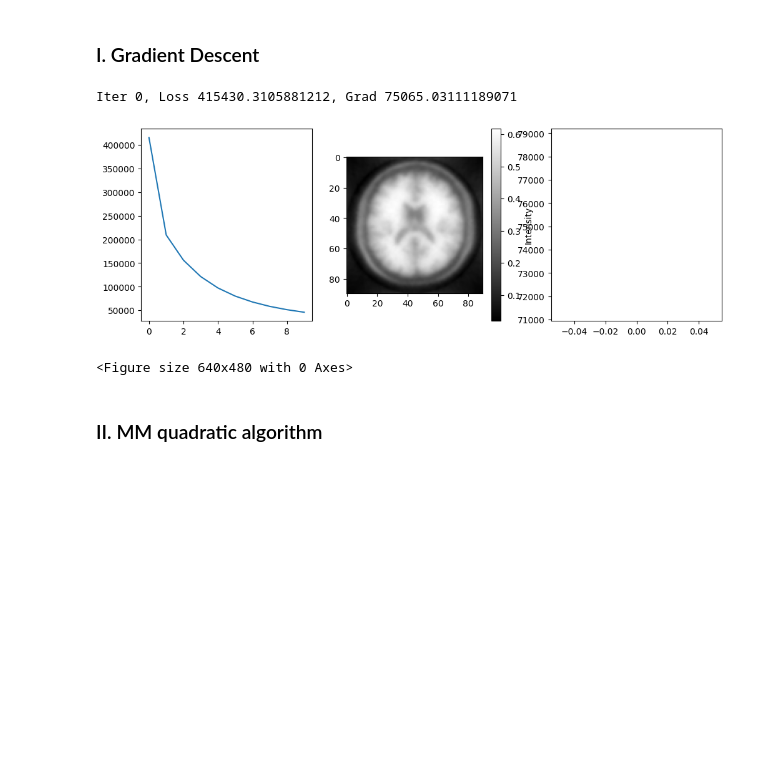
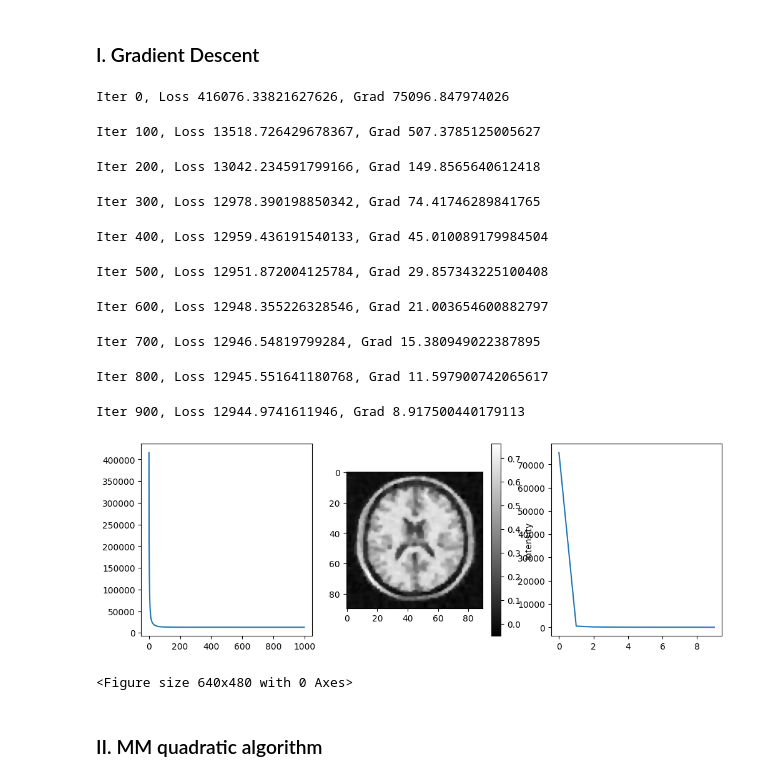
Before and after one commit to matthieuneau/optimization-lab, a Jupyter notebook: LSD_TP2_Theobald_Neau.ipynb, the cells around one changed output. Saved outputs shown, nothing was run; the diff lists cells and outputs as text; code cells hidden in the pictures; blank space fills up the shorter version.

```diff
--- a/LSD_TP2_Theobald_Neau.ipynb
+++ b/LSD_TP2_Theobald_Neau.ipynb
@@ -117,22 +120,31 @@ def grad_desc(x0: np.ndarray, eta: float, lambda_: float, delta: float, max_iter
                 print("Gradient descent converged after {} iterations".format(i))
                 break
     return x, loss_history, x_history, grad_norm_history
-
-eta = 1/L
-max_iter = 10
-x_gd, loss_history_gd, x_history_gd, grad_norm_history_gd = grad_desc(x0, eta, lambda_, delta, max_iter)
-
-fig, axs = plt.subplots(1, 3, figsize=(12, 4))
-axs[0].plot(loss_history_gd)
-fig.colorbar(axs[1].imshow(x_gd.reshape((90,90), order='F'), cmap='gray'), ax=axs[1], label='Intensity')
-axs[2].plot(grad_norm_history_gd)
-plt.show()
-plt.savefig('results/grad_desc.png')
-plt.close(fig)
-# %% [output]
-Iter 0, Loss 415430.3105881212, Grad 75065.03111189071
-[figure, removed]
-<Figure size 640x480 with 0 Axes>
+# %%
+eta = 1/L
+max_iter = 1000
+x_gd, loss_history_gd, x_history_gd, grad_norm_history_gd = grad_desc(x0, eta, lambda_, delta, max_iter)
+
+fig, axs = plt.subplots(1, 3, figsize=(12, 4))
+axs[0].plot(loss_history_gd)
+fig.colorbar(axs[1].imshow(x_gd.reshape((90,90), order='F'), cmap='gray'), ax=axs[1], label='Intensity')
+axs[2].plot(grad_norm_history_gd)
+plt.show()
+plt.savefig('results/grad_desc.png')
+plt.close(fig)
+# %% [output]
+Iter 0, Loss 416076.33821627626, Grad 75096.847974026
+Iter 100, Loss 13518.726429678367, Grad 507.3785125005627
+Iter 200, Loss 13042.234591799166, Grad 149.8565640612418
+Iter 300, Loss 12978.390198850342, Grad 74.41746289841765
+Iter 400, Loss 12959.436191540133, Grad 45.010089179984504
+Iter 500, Loss 12951.872004125784, Grad 29.857343225100408
+Iter 600, Loss 12948.355226328546, Grad 21.003654600882797
+Iter 700, Loss 12946.54819799284, Grad 15.380949022387895
+Iter 800, Loss 12945.551641180768, Grad 11.597900742065617
+Iter 900, Loss 12944.9741611946, Grad 8.917500440179113
+[figure, added]
+<Figure size 640x480 with 0 Axes>
 # %% [markdown]
 ### II. MM quadratic algorithm
 # %%
```
Also changed, not shown: parts of 12 cells of this notebook.
